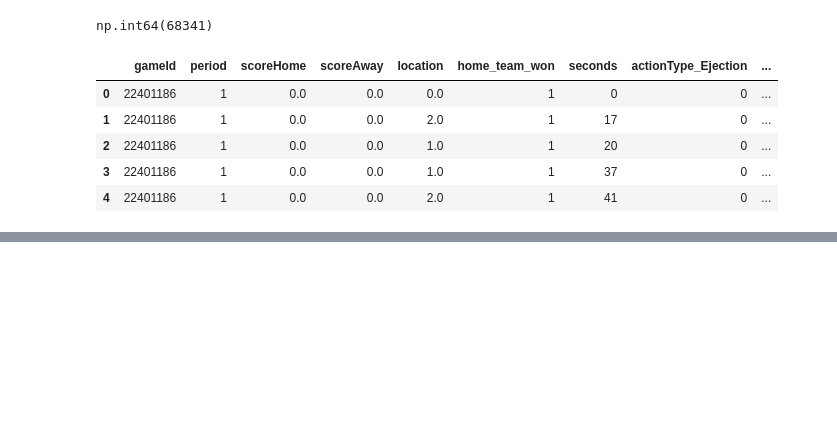
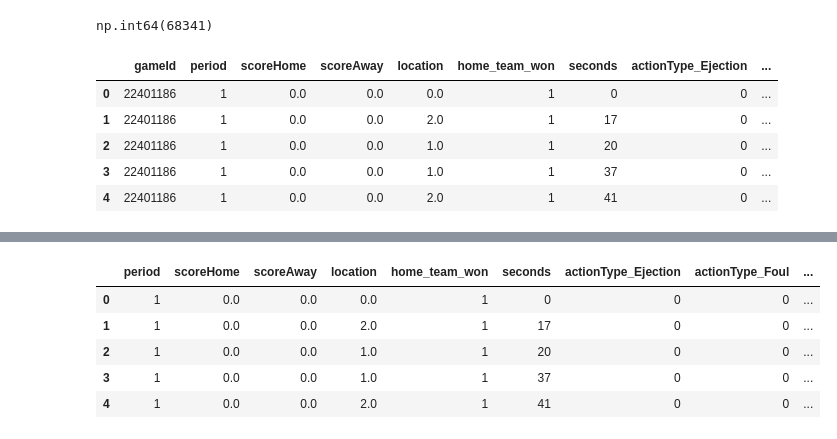
Before and after one commit to htaheri17/Real-Time-Win-Probability-Predictor, a Jupyter notebook: notebooks/win_probability_model.ipynb, the cells around one changed output, grey strips where cells are left out. Saved outputs shown, nothing was run; the diff lists cells and outputs as text; code cells hidden in the pictures; blank space fills up the shorter version.

Commit message:
finalize dataset for modeling

```diff
--- a/notebooks/win_probability_model.ipynb
+++ b/notebooks/win_probability_model.ipynb
@@ -337,0 +398,3 @@ df.head()
+# %%
+# drop the row to have that has null values to finally have a dataset where our model can train on
+df = df.drop(2058904)
@@ -337,0 +441,12 @@ df.head()
+# %%
+# drop the gameId since its just an identifier and our model cant learn from it
+df = df.drop(columns = ["gameId"], axis = 1)
+# %%
+df.head()
+# %% [output]
+|  | period | scoreHome | scoreAway | location | home_team_won | seconds | actionType_Ejection | actionType_Foul | ... |
+| 0 | 1 | 0.0 | 0.0 | 0.0 | 1 | 0 | 0 | 0 | ... |
+| 1 | 1 | 0.0 | 0.0 | 2.0 | 1 | 17 | 0 | 0 | ... |
+| 2 | 1 | 0.0 | 0.0 | 1.0 | 1 | 20 | 0 | 0 | ... |
+| 3 | 1 | 0.0 | 0.0 | 1.0 | 1 | 37 | 0 | 0 | ... |
+| 4 | 1 | 0.0 | 0.0 | 2.0 | 1 | 41 | 0 | 0 | ... |
```
Also changed, not shown: parts of 6 cells of this notebook.
